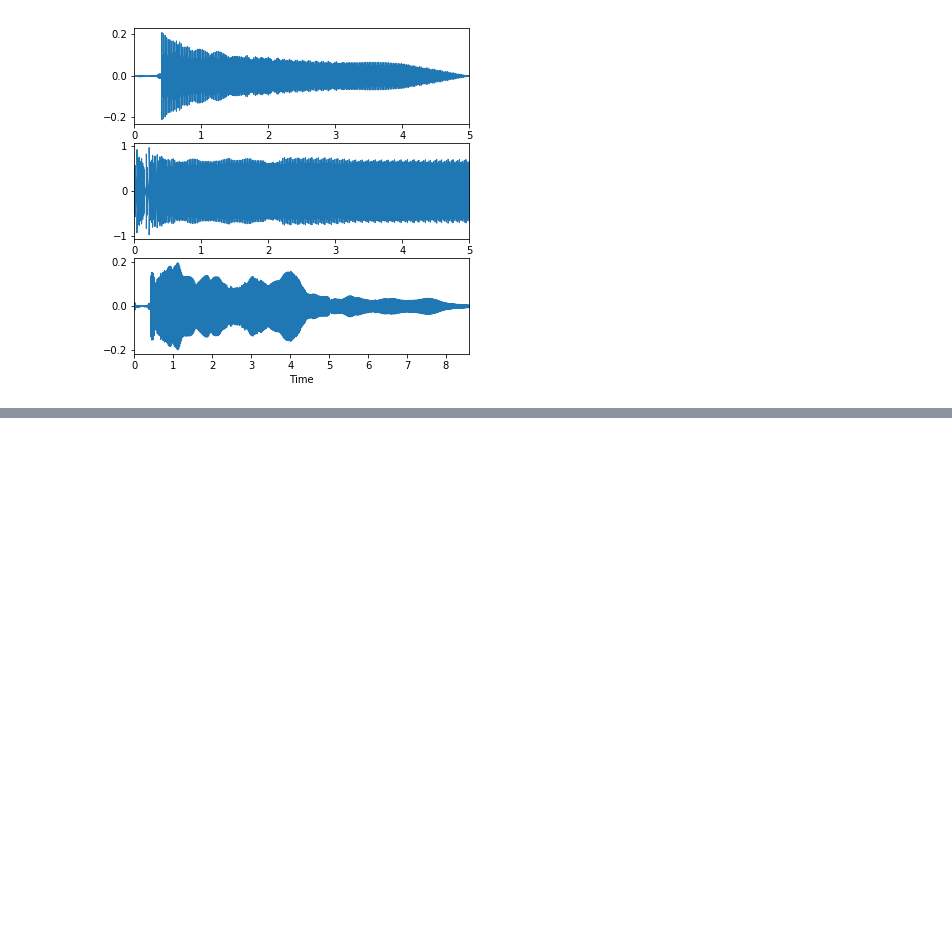
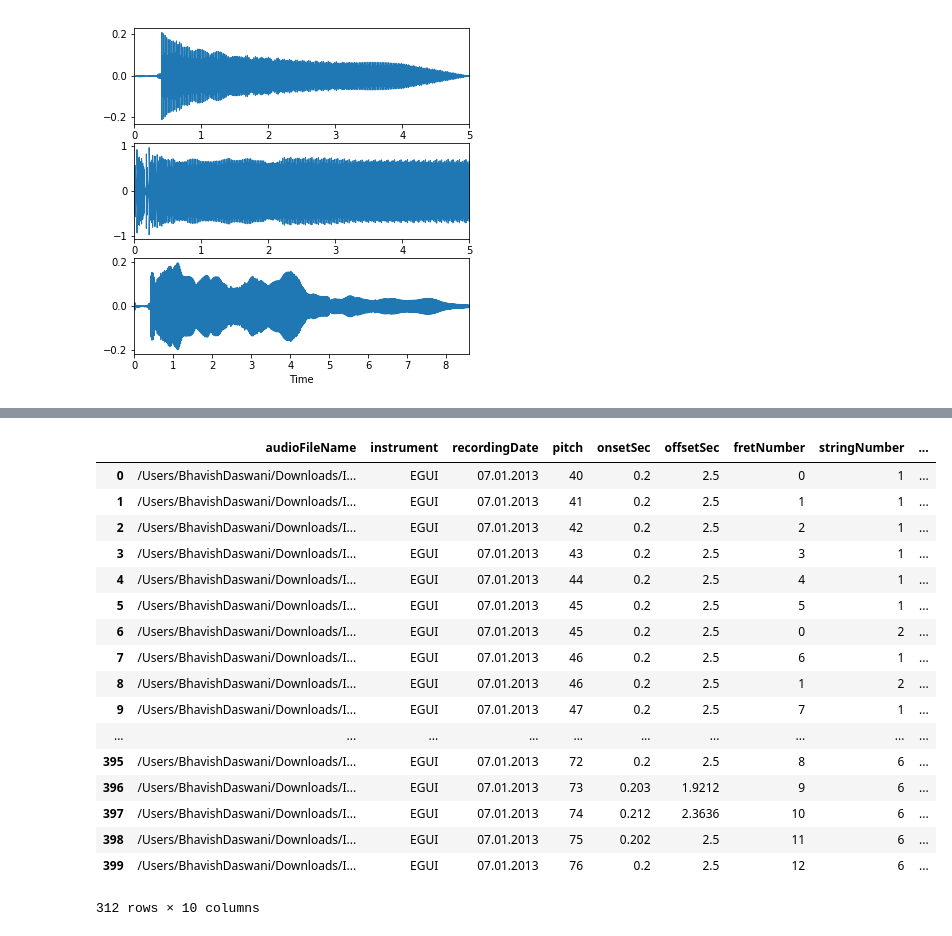
Before and after one commit to KrishNLP/soloact, a Jupyter notebook: DataAugmentation/data_augmentation_keras_generator.ipynb, the cells around one changed output, grey strips where cells are left out. Saved outputs shown, nothing was run; the diff lists cells and outputs as text; code cells hidden in the pictures; blank space fills up the shorter version.

```diff
--- a/DataAugmentation/data_augmentation_keras_generator.ipynb
+++ b/DataAugmentation/data_augmentation_keras_generator.ipynb
@@ -49,0 +75,4 @@ display.waveplot(fx_fs)
+# %%
+import pandas as pd
+
+all_files = pd.read_csv('summary_of_annotations.csv', index_col = 0)
@@ -49,0 +152,21 @@ display.waveplot(fx_fs)
+# %%
+all_data_meta
+# %% [output]
+|  | audioFileName | instrument | recordingDate | pitch | onsetSec | offsetSec | fretNumber | stringNumber | ... |
+| 0 | /Users/BhavishDaswani/Downloads/I... | EGUI | 07.01.2013 | 40 | 0.2 | 2.5 | 0 | 1 | ... |
+| 1 | /Users/BhavishDaswani/Downloads/I... | EGUI | 07.01.2013 | 41 | 0.2 | 2.5 | 1 | 1 | ... |
+| 2 | /Users/BhavishDaswani/Downloads/I... | EGUI | 07.01.2013 | 42 | 0.2 | 2.5 | 2 | 1 | ... |
+| 3 | /Users/BhavishDaswani/Downloads/I... | EGUI | 07.01.2013 | 43 | 0.2 | 2.5 | 3 | 1 | ... |
+| 4 | /Users/BhavishDaswani/Downloads/I... | EGUI | 07.01.2013 | 44 | 0.2 | 2.5 | 4 | 1 | ... |
+| 5 | /Users/BhavishDaswani/Downloads/I... | EGUI | 07.01.2013 | 45 | 0.2 | 2.5 | 5 | 1 | ... |
+| 6 | /Users/BhavishDaswani/Downloads/I... | EGUI | 07.01.2013 | 45 | 0.2 | 2.5 | 0 | 2 | ... |
+| 7 | /Users/BhavishDaswani/Downloads/I... | EGUI | 07.01.2013 | 46 | 0.2 | 2.5 | 6 | 1 | ... |
+| 8 | /Users/BhavishDaswani/Downloads/I... | EGUI | 07.01.2013 | 46 | 0.2 | 2.5 | 1 | 2 | ... |
+| 9 | /Users/BhavishDaswani/Downloads/I... | EGUI | 07.01.2013 | 47 | 0.2 | 2.5 | 7 | 1 | ... |
+| ... | ... | ... | ... | ... | ... | ... | ... | ... | ... |
+| 395 | /Users/BhavishDaswani/Downloads/I... | EGUI | 07.01.2013 | 72 | 0.2 | 2.5 | 8 | 6 | ... |
+| 396 | /Users/BhavishDaswani/Downloads/I... | EGUI | 07.01.2013 | 73 | 0.203 | 1.9212 | 9 | 6 | ... |
+| 397 | /Users/BhavishDaswani/Downloads/I... | EGUI | 07.01.2013 | 74 | 0.212 | 2.3636 | 10 | 6 | ... |
+| 398 | /Users/BhavishDaswani/Downloads/I... | EGUI | 07.01.2013 | 75 | 0.202 | 2.5 | 11 | 6 | ... |
+| 399 | /Users/BhavishDaswani/Downloads/I... | EGUI | 07.01.2013 | 76 | 0.2 | 2.5 | 12 | 6 | ... |
+312 rows × 10 columns
```
Also changed, not shown: parts of 16 cells of this notebook, 1 other file.
